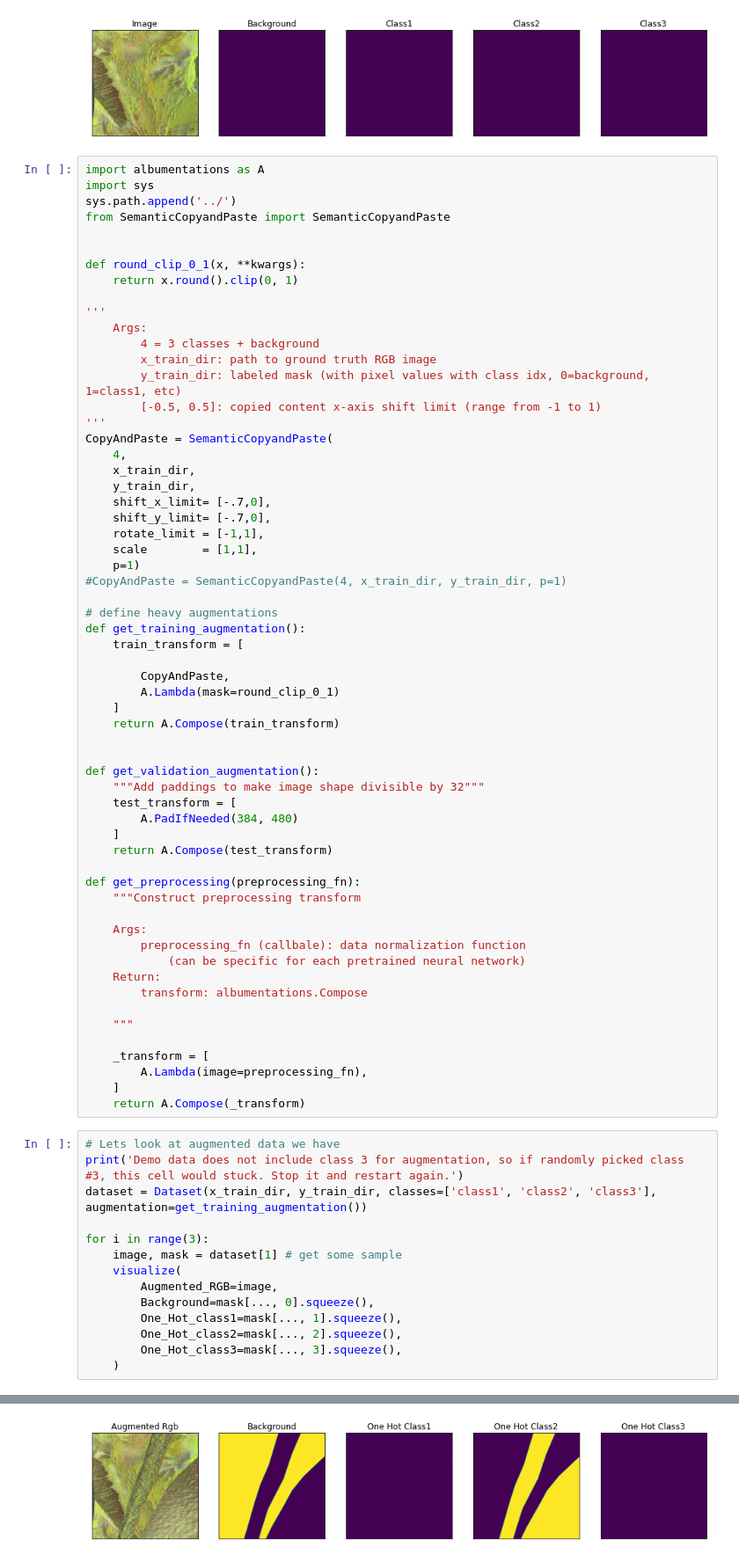
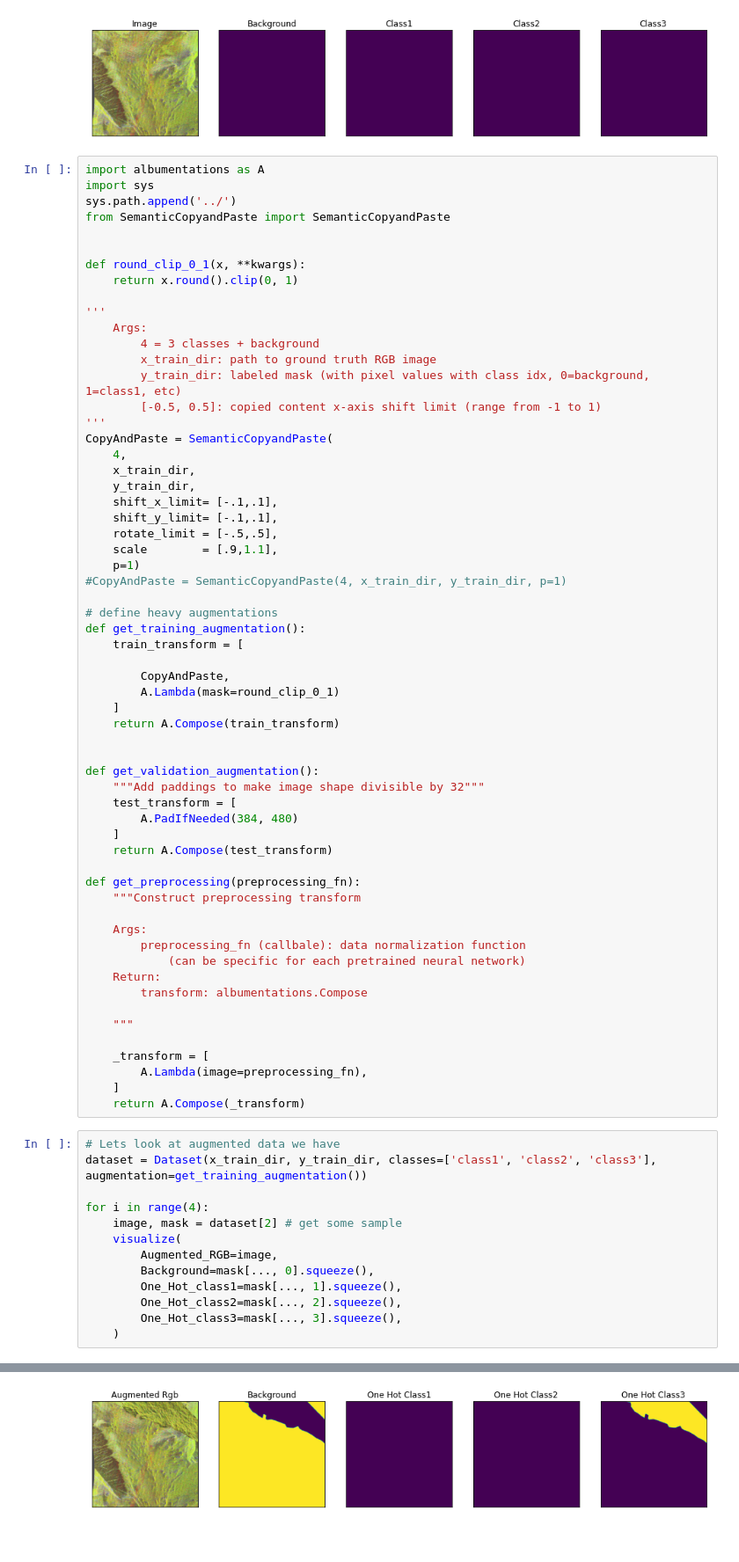
Before and after one commit to jie311/Copy-and-Paste-for-Segmentation, a Jupyter notebook: Example/Demo.ipynb, the cells around one changed output, grey strips where cells are left out. Shown: that part at 88% size. Cells and saved outputs as stored; diff of their text form.

```diff
--- a/Example/Demo.ipynb
+++ b/Example/Demo.ipynb
@@ -143,10 +143,10 @@ CopyAndPaste = SemanticCopyandPaste(
     4,
     x_train_dir,
     y_train_dir,
-    shift_x_limit= [-.7,0],
-    shift_y_limit= [-.7,0],
-    rotate_limit = [-1,1],
-    scale        = [1,1],
+    shift_x_limit= [-.1,.1],
+    shift_y_limit= [-.1,.1],
+    rotate_limit = [-.5,.5],
+    scale        = [.9,1.1],
     p=1)
 #CopyAndPaste = SemanticCopyandPaste(4, x_train_dir, y_train_dir, p=1)
 
@@ -184,11 +184,10 @@ def get_preprocessing(preprocessing_fn):
     return A.Compose(_transform)
 # %%
 # Lets look at augmented data we have
-print('Demo data does not include class 3 for augmentation, so if randomly picked class #3, this cell would stuck. Stop it and restart again.')
 dataset = Dataset(x_train_dir, y_train_dir, classes=['class1', 'class2', 'class3'], augmentation=get_training_augmentation())
 
-for i in range(3):
-    image, mask = dataset[1] # get some sample
+for i in range(4):
+    image, mask = dataset[2] # get some sample
     visualize(
         Augmented_RGB=image,
         Background=mask[..., 0].squeeze(),
@@ -204 +202 @@ target =  2
-[figure, old version]
+[figure, new version]
```
Also changed, not shown: parts of 1 cell of this notebook, 3 other files.
